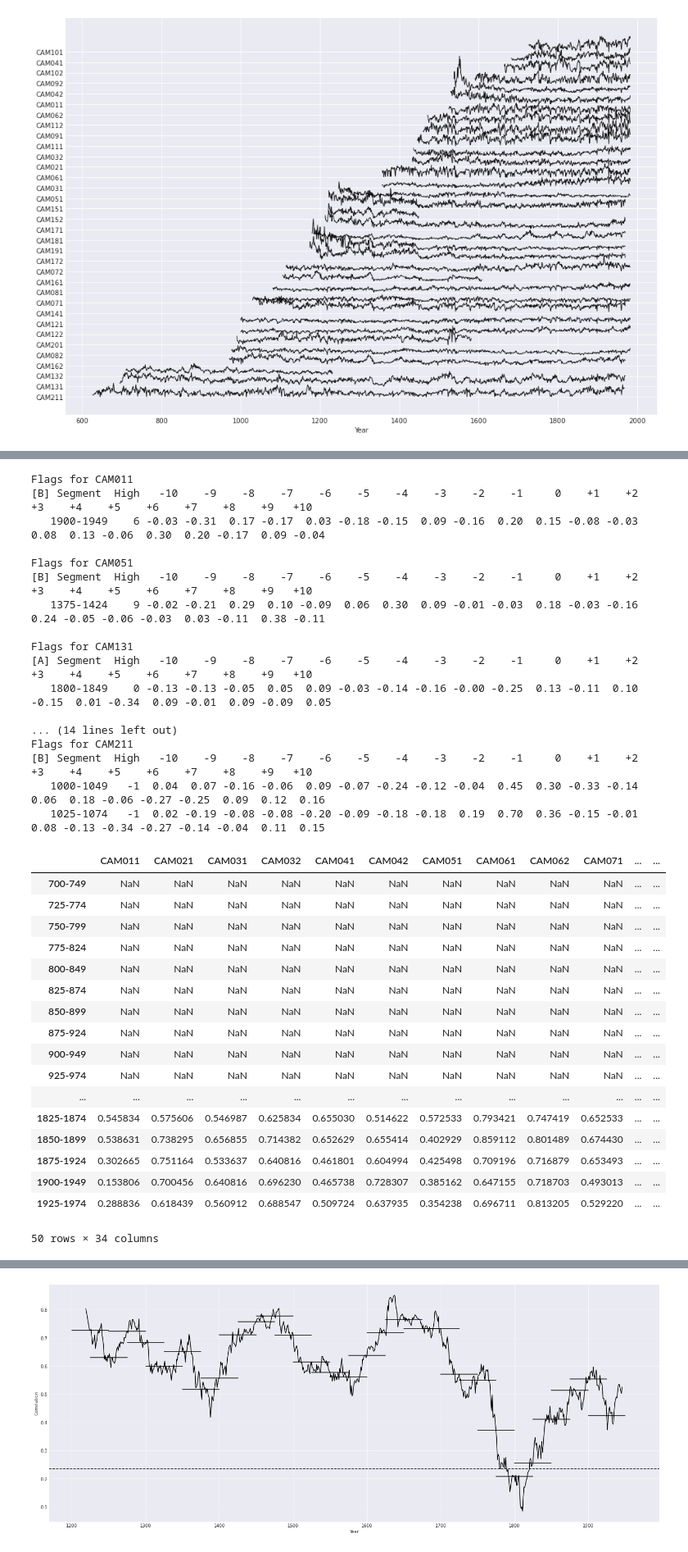
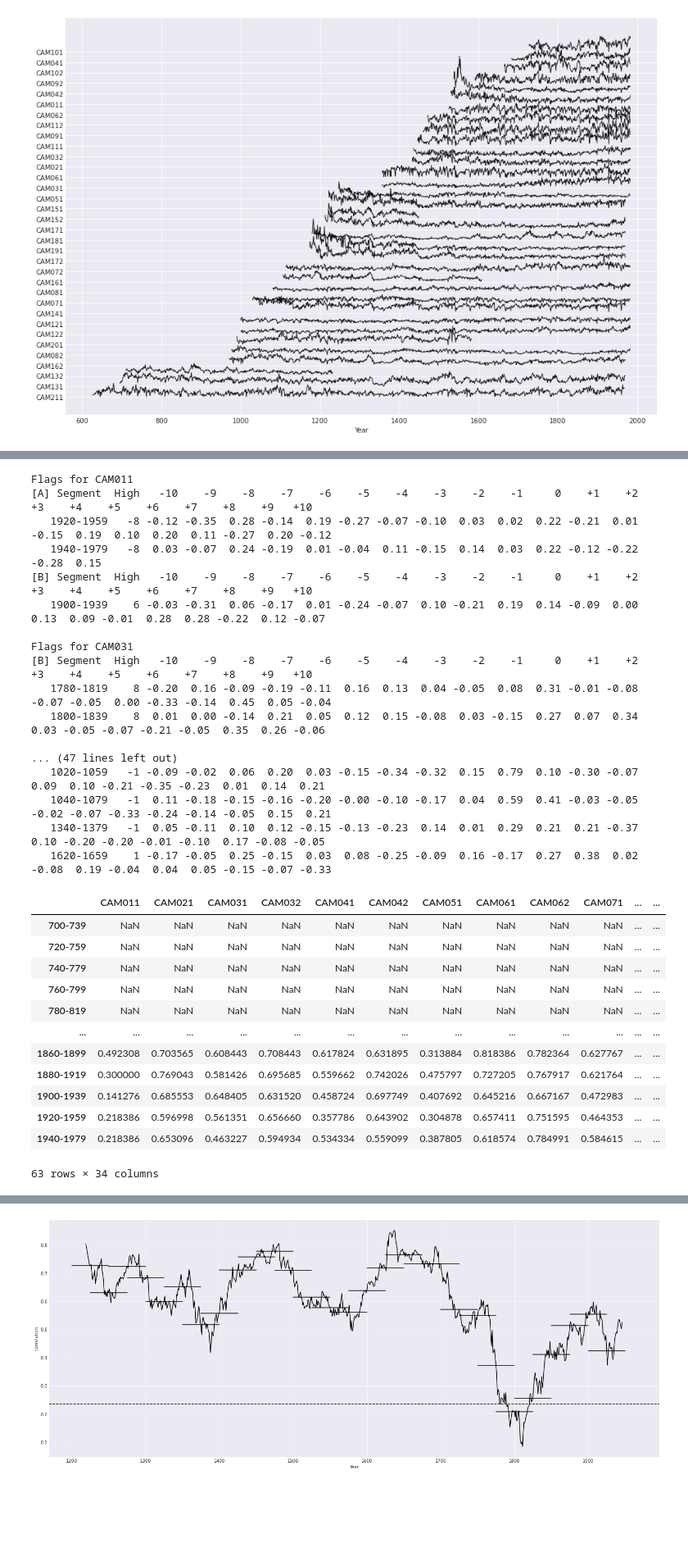
Before and after one commit to OpenDendro/dplPy, a Jupyter notebook: src/new.ipynb, the cells around one changed output, grey strips where cells are left out. Shown at 82% size. Saved outputs shown, nothing was run; the diff lists cells and outputs as text; code cells hidden in the pictures; blank space fills up the shorter version.

```diff
--- a/src/new.ipynb
+++ b/src/new.ipynb
@@ -78,6 +78,6 @@ dpl.plot(ca533, type="spag")
 [figure]
 [figure]
 # %%
-ca533_rwi = dpl.detrend(ca533, fit="spline", method="residual", plot=False)
+ca533_rwi = dpl.detrend(ca533, fit="spline", method="residual", plot=True)
 print(ca533_rwi)
 # %% [output]
@@ -119,40 +115,35 @@ Year
 
 [1358 rows x 3 columns]
 # %%
-dpl.xdate(ca533_rwi, prewhiten=True, corr="Spearman", slide_period=50, bin_floor=100, p_val=0.05, show_flags=True)
+dpl.xdate(ca533_rwi, prewhiten=True, corr="Spearman", slide_period=40, bin_floor=100, p_val=0.05, show_flags=True)
 # %% [output]
 Flags for CAM011
+[A] Segment  High   -10    -9    -8    -7    -6    -5    -4    -3    -2    -1     0    +1    +2    +3    +4    +5    +6    +7    +8    +9   +10
+   1920-1959   -8 -0.12 -0.35  0.28 -0.14  0.19 -0.27 -0.07 -0.10  0.03  0.02  0.22 -0.21  0.01 -0.15  0.19  0.10  0.20  0.11 -0.27  0.20 -0.12
+   1940-1979   -8  0.03 -0.07  0.24 -0.19  0.01 -0.04  0.11 -0.15  0.14  0.03  0.22 -0.12 -0.22 -0.28  0.15
 [B] Segment  High   -10    -9    -8    -7    -6    -5    -4    -3    -2    -1     0    +1    +2    +3    +4    +5    +6    +7    +8    +9   +10
-   1900-1949    6 -0.03 -0.31  0.17 -0.17  0.03 -0.18 -0.15  0.09 -0.16  0.20  0.15 -0.08 -0.03  0.08  0.13 -0.06  0.30  0.20 -0.17  0.09 -0.04
+   1900-1939    6 -0.03 -0.31  0.06 -0.17  0.01 -0.24 -0.07  0.10 -0.21  0.19  0.14 -0.09  0.00  0.13  0.09 -0.01  0.28  0.28 -0.22  0.12 -0.07
 
-Flags for CAM051
+Flags for CAM031
 [B] Segment  High   -10    -9    -8    -7    -6    -5    -4    -3    -2    -1     0    +1    +2    +3    +4    +5    +6    +7    +8    +9   +10
-   1375-1424    9 -0.02 -0.21  0.29  0.10 -0.09  0.06  0.30  0.09 -0.01 -0.03  0.18 -0.03 -0.16  0.24 -0.05 -0.06 -0.03  0.03 -0.11  0.38 -0.11
+   1780-1819    8 -0.20  0.16 -0.09 -0.19 -0.11  0.16  0.13  0.04 -0.05  0.08  0.31 -0.01 -0.08 -0.07 -0.05  0.00 -0.33 -0.14  0.45  0.05 -0.04
+   1800-1839    8  0.01  0.00 -0.14  0.21  0.05  0.12  0.15 -0.08  0.03 -0.15  0.27  0.07  0.34  0.03 -0.05 -0.07 -0.21 -0.05  0.35  0.26 -0.06
 
-Flags for CAM131
-[A] Segment  High   -10    -9    -8    -7    -6    -5    -4    -3    -2    -1     0    +1    +2    +3    +4    +5    +6    +7    +8    +9   +10
-   1800-1849    0 -0.13 -0.13 -0.05  0.05  0.09 -0.03 -0.14 -0.16 -0.00 -0.25  0.13 -0.11  0.10 -0.15  0.01 -0.34  0.09 -0.01  0.09 -0.09  0.05
-
-... (14 lines left out)
-Flags for CAM211
-[B] Segment  High   -10    -9    -8    -7    -6    -5    -4    -3    -2    -1     0    +1    +2    +3    +4    +5    +6    +7    +8    +9   +10
-   1000-1049   -1  0.04  0.07 -0.16 -0.06  0.09 -0.07 -0.24 -0.12 -0.04  0.45  0.30 -0.33 -0.14  0.06  0.18 -0.06 -0.27 -0.25  0.09  0.12  0.16
-   1025-1074   -1  0.02 -0.19 -0.08 -0.08 -0.20 -0.09 -0.18 -0.18  0.19  0.70  0.36 -0.15 -0.01  0.08 -0.13 -0.34 -0.27 -0.14 -0.04  0.11  0.15
+... (47 lines left out)
+   1020-1059   -1 -0.09 -0.02  0.06  0.20  0.03 -0.15 -0.34 -0.32  0.15  0.79  0.10 -0.30 -0.07  0.09  0.10 -0.21 -0.35 -0.23  0.01  0.14  0.21
+   1040-1079   -1  0.11 -0.18 -0.15 -0.16 -0.20 -0.00 -0.10 -0.17  0.04  0.59  0.41 -0.03 -0.05 -0.02 -0.07 -0.33 -0.24 -0.14 -0.05  0.15  0.21
+   1340-1379   -1  0.05 -0.11  0.10  0.12 -0.15 -0.13 -0.23  0.14  0.01  0.29  0.21  0.21 -0.37  0.10 -0.20 -0.20 -0.01 -0.10  0.17 -0.08 -0.05
+   1620-1659    1 -0.17 -0.05  0.25 -0.15  0.03  0.08 -0.25 -0.09  0.16 -0.17  0.27  0.38  0.02 -0.08  0.19 -0.04  0.04  0.05 -0.15 -0.07 -0.33
 |  | CAM011 | CAM021 | CAM031 | CAM032 | CAM041 | CAM042 | CAM051 | CAM061 | CAM062 | CAM071 | ... | ... |
-| 700-749 | NaN | NaN | NaN | NaN | NaN | NaN | NaN | NaN | NaN | NaN | ... | ... |
-| 725-774 | NaN | NaN | NaN | NaN | NaN | NaN | NaN | NaN | NaN | NaN | ... | ... |
-| 750-799 | NaN | NaN | NaN | NaN | NaN | NaN | NaN | NaN | NaN | NaN | ... | ... |
-| 775-824 | NaN | NaN | NaN | NaN | NaN | NaN | NaN | NaN | NaN | NaN | ... | ... |
-| 800-849 | NaN | NaN | NaN | NaN | NaN | NaN | NaN | NaN | NaN | NaN | ... | ... |
-| 825-874 | NaN | NaN | NaN | NaN | NaN | NaN | NaN | NaN | NaN | NaN | ... | ... |
-| 850-899 | NaN | NaN | NaN | NaN | NaN | NaN | NaN | NaN | NaN | NaN | ... | ... |
-| 875-924 | NaN | NaN | NaN | NaN | NaN | NaN | NaN | NaN | NaN | NaN | ... | ... |
-| 900-949 | NaN | NaN | NaN | NaN | NaN | NaN | NaN | NaN | NaN | NaN | ... | ... |
-| 925-974 | NaN | NaN | NaN | NaN | NaN | NaN | NaN | NaN | NaN | NaN | ... | ... |
+| 700-739 | NaN | NaN | NaN | NaN | NaN | NaN | NaN | NaN | NaN | NaN | ... | ... |
+| 720-759 | NaN | NaN | NaN | NaN | NaN | NaN | NaN | NaN | NaN | NaN | ... | ... |
+| 740-779 | NaN | NaN | NaN | NaN | NaN | NaN | NaN | NaN | NaN | NaN | ... | ... |
+| 760-799 | NaN | NaN | NaN | NaN | NaN | NaN | NaN | NaN | NaN | NaN | ... | ... |
+| 780-819 | NaN | NaN | NaN | NaN | NaN | NaN | NaN | NaN | NaN | NaN | ... | ... |
 | ... | ... | ... | ... | ... | ... | ... | ... | ... | ... | ... | ... | ... |
-| 1825-1874 | 0.545834 | 0.575606 | 0.546987 | 0.625834 | 0.655030 | 0.514622 | 0.572533 | 0.793421 | 0.747419 | 0.652533 | ... | ... |
-| 1850-1899 | 0.538631 | 0.738295 | 0.656855 | 0.714382 | 0.652629 | 0.655414 | 0.402929 | 0.859112 | 0.801489 | 0.674430 | ... | ... |
-| 1875-1924 | 0.302665 | 0.751164 | 0.533637 | 0.640816 | 0.461801 | 0.604994 | 0.425498 | 0.709196 | 0.716879 | 0.653493 | ... | ... |
-| 1900-1949 | 0.153806 | 0.700456 | 0.640816 | 0.696230 | 0.465738 | 0.728307 | 0.385162 | 0.647155 | 0.718703 | 0.493013 | ... | ... |
-| 1925-1974 | 0.288836 | 0.618439 | 0.560912 | 0.688547 | 0.509724 | 0.637935 | 0.354238 | 0.696711 | 0.813205 | 0.529220 | ... | ... |
+| 1860-1899 | 0.492308 | 0.703565 | 0.608443 | 0.708443 | 0.617824 | 0.631895 | 0.313884 | 0.818386 | 0.782364 | 0.627767 | ... | ... |
+| 1880-1919 | 0.300000 | 0.769043 | 0.581426 | 0.695685 | 0.559662 | 0.742026 | 0.475797 | 0.727205 | 0.767917 | 0.621764 | ... | ... |
+| 1900-1939 | 0.141276 | 0.685553 | 0.648405 | 0.631520 | 0.458724 | 0.697749 | 0.407692 | 0.645216 | 0.667167 | 0.472983 | ... | ... |
+| 1920-1959 | 0.218386 | 0.596998 | 0.561351 | 0.656660 | 0.357786 | 0.643902 | 0.304878 | 0.657411 | 0.751595 | 0.464353 | ... | ... |
+| 1940-1979 | 0.218386 | 0.653096 | 0.463227 | 0.594934 | 0.534334 | 0.559099 | 0.387805 | 0.618574 | 0.784991 | 0.584615 | ... | ... |
-50 rows × 34 columns
+63 rows × 34 columns
```
Also changed, not shown: parts of 4 cells of this notebook, 32 other files.
